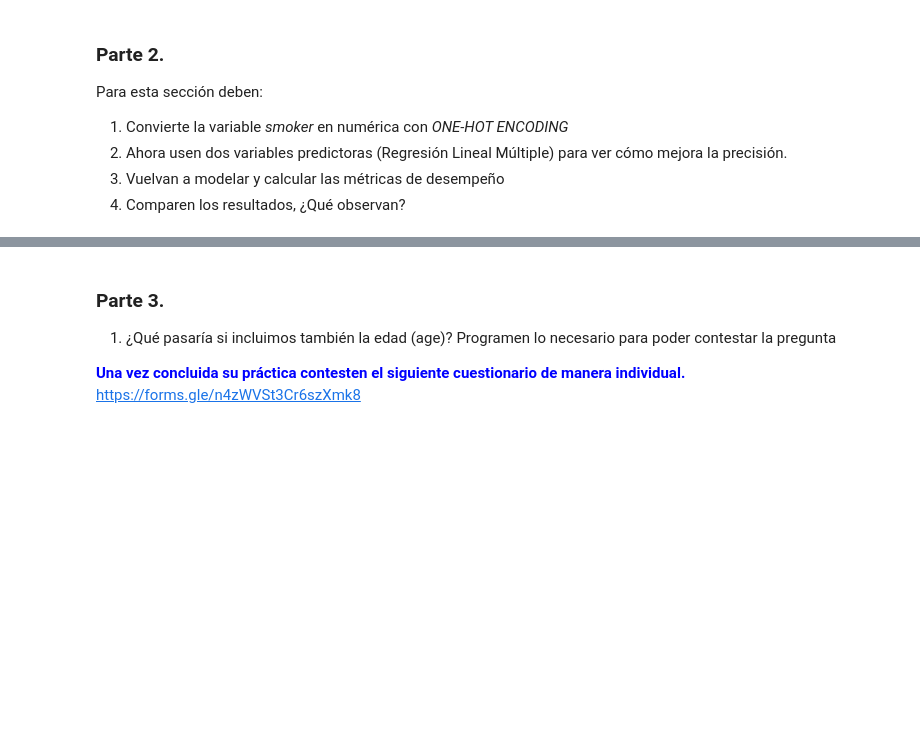
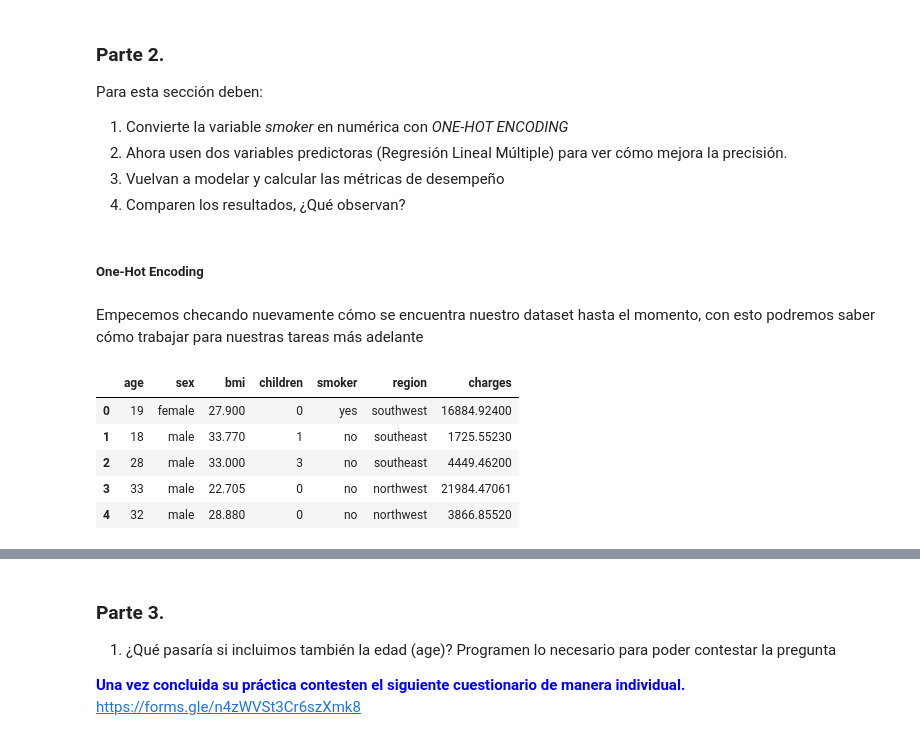
Before and after one commit to DanielAntonioSuber/practica2, a Jupyter notebook: Practica2_.ipynb, the cells around one changed output, grey strips where cells are left out. Cells and saved outputs as stored; diff of their text form; code cells hidden in the pictures; blank space fills up the shorter version.

```diff
--- a/Practica2_.ipynb
+++ b/Practica2_.ipynb
@@ -245,3 +358,16 @@ Para esta sección deben:
 2. Ahora usen dos variables predictoras (Regresión Lineal Múltiple) para ver cómo mejora la precisión.
 3. Vuelvan a modelar y calcular las métricas de desempeño
 4. Comparen los resultados, ¿Qué observan?
+# %% [markdown]
+##### **One-Hot Encoding**
+# %% [markdown]
+Empecemos checando nuevamente cómo se encuentra nuestro dataset hasta el momento, con esto podremos saber cómo trabajar para nuestras tareas más adelante
+# %%
+data_clean.head()
+# %% [output]
+|  | age | sex | bmi | children | smoker | region | charges |
+| 0 | 19 | female | 27.900 | 0 | yes | southwest | 16884.92400 |
+| 1 | 18 | male | 33.770 | 1 | no | southeast | 1725.55230 |
+| 2 | 28 | male | 33.000 | 3 | no | southeast | 4449.46200 |
+| 3 | 33 | male | 22.705 | 0 | no | northwest | 21984.47061 |
+| 4 | 32 | male | 28.880 | 0 | no | northwest | 3866.85520 |
```
Also changed, not shown: parts of 38 cells of this notebook, 1 other file.
